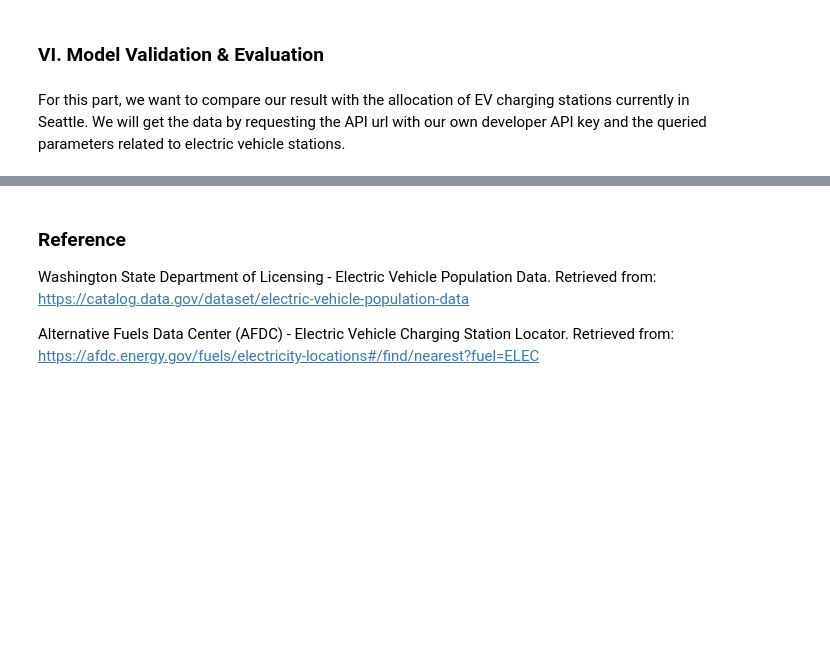
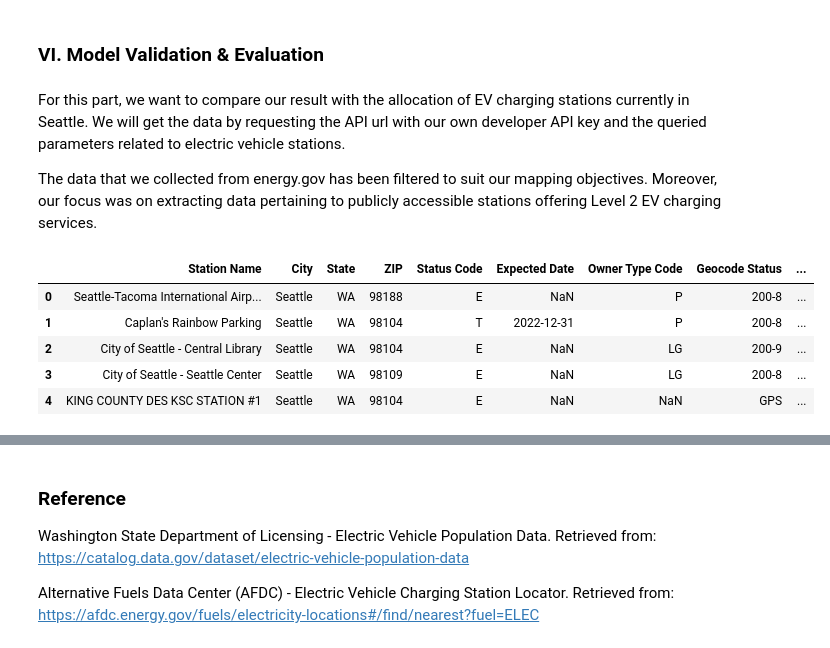
Before and after one commit to lqminhhh/Charging-Location-Optimization, a Jupyter notebook: Final.ipynb, the cells around one changed output, grey strips where cells are left out. Drawn from its saved outputs; the diff is of its cells as text; code cells hidden in the pictures; blank space fills up the shorter version.

```diff
--- a/Final.ipynb
+++ b/Final.ipynb
@@ -509,5 +509,16 @@ plt.show()
 ### VI. Model Validation & Evaluation
 # %% [markdown]
 For this part, we want to compare our result with the allocation of EV charging stations currently in Seattle. We will get the data by requesting the API url with our own developer API key and the queried parameters related to electric vehicle stations.
+
+The data that we collected from energy.gov has been filtered to suit our mapping objectives. Moreover, our focus was on extracting data pertaining to publicly accessible stations offering Level 2 EV charging services.
 # %%
+# real location dataframe
 df_real = pd.read_csv('./electric_stations.csv')
+df_real.head()
+# %% [output]
+|  | Station Name | City | State | ZIP | Status Code | Expected Date | Owner Type Code | Geocode Status | ... |
+| 0 | Seattle-Tacoma International Airp... | Seattle | WA | 98188 | E | NaN | P | 200-8 | ... |
+| 1 | Caplan's Rainbow Parking | Seattle | WA | 98104 | T | 2022-12-31 | P | 200-8 | ... |
+| 2 | City of Seattle - Central Library | Seattle | WA | 98104 | E | NaN | LG | 200-9 | ... |
+| 3 | City of Seattle - Seattle Center | Seattle | WA | 98109 | E | NaN | LG | 200-8 | ... |
+| 4 | KING COUNTY DES KSC STATION #1 | Seattle | WA | 98104 | E | NaN | NaN | GPS | ... |
```
Also changed, not shown: parts of 9 cells of this notebook.
